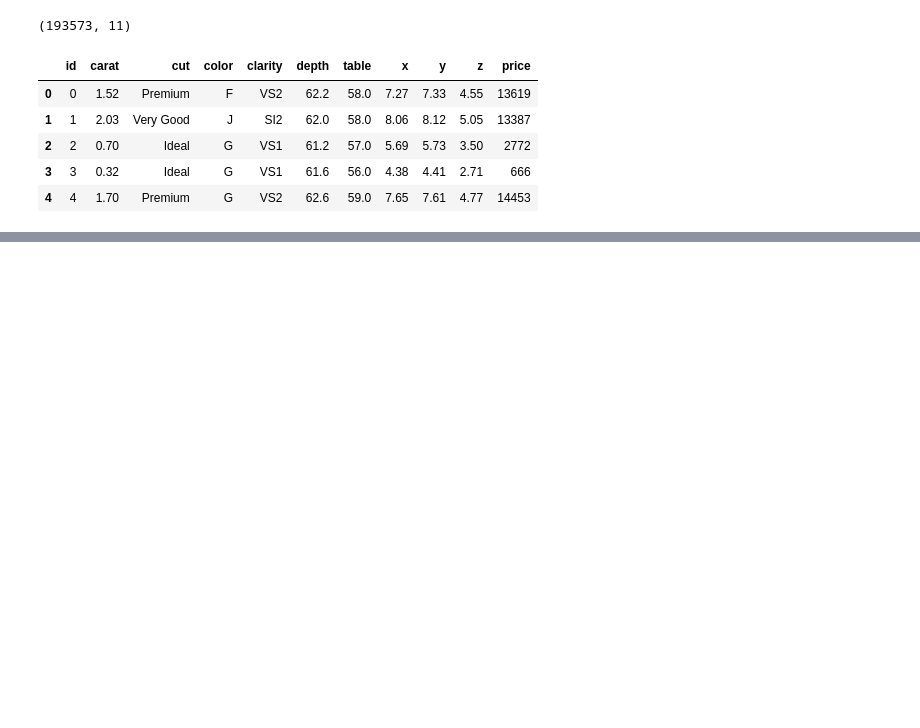
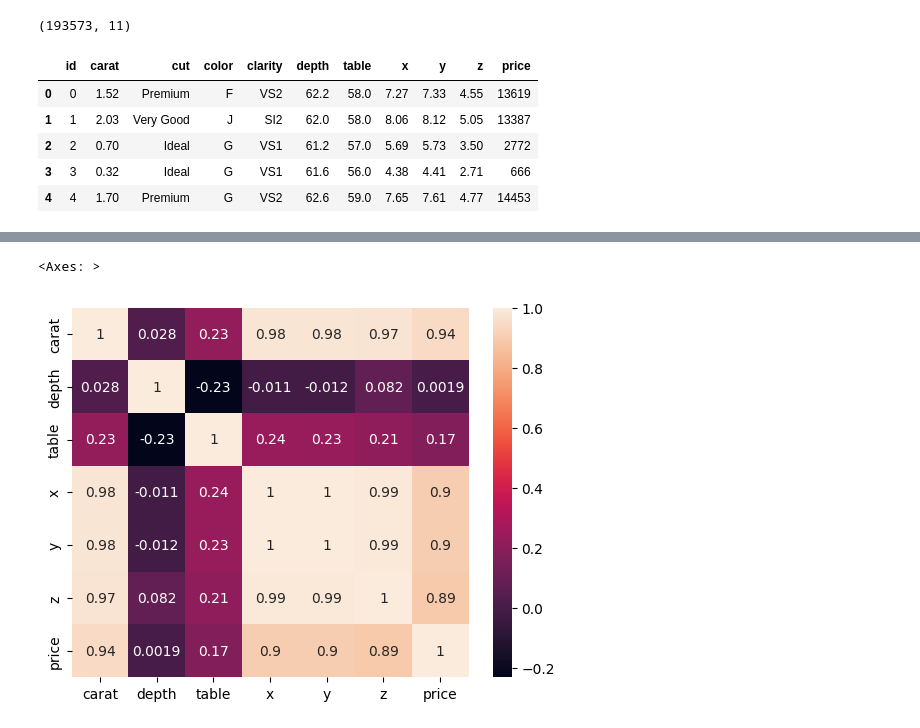
Before and after one commit to imyasars/mlops_CI_CT_CD, a Jupyter notebook: experiments/experiments.ipynb, the cells around one changed output, grey strips where cells are left out. Drawn from its saved outputs; the diff is of its cells as text; code cells hidden in the pictures; blank space fills up the shorter version.

```diff
--- a/experiments/experiments.ipynb
+++ b/experiments/experiments.ipynb
@@ -33,0 +180,5 @@ data.head()
+# %%
+sns.heatmap(data[num_columns].corr(),annot=True)
+# %% [output]
+<Axes: >
+[figure, added]
```
Also changed, not shown: parts of 63 cells of this notebook.
